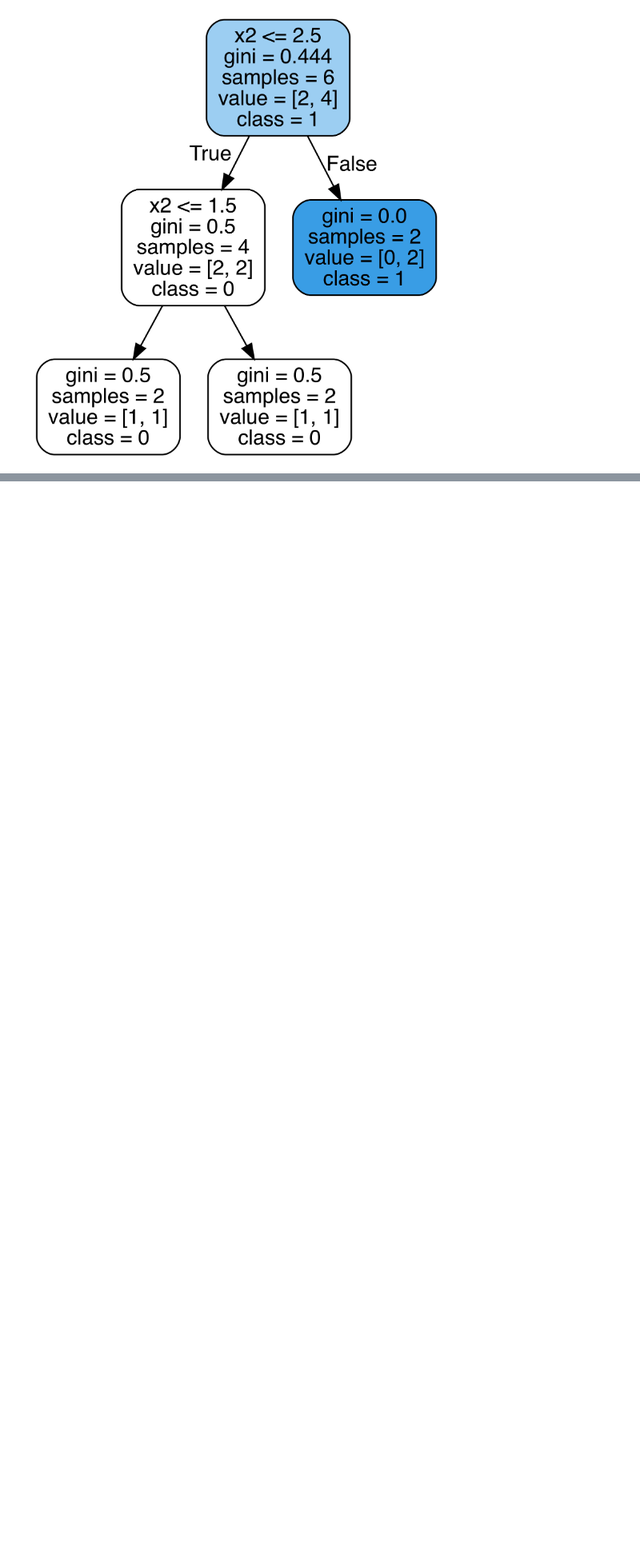
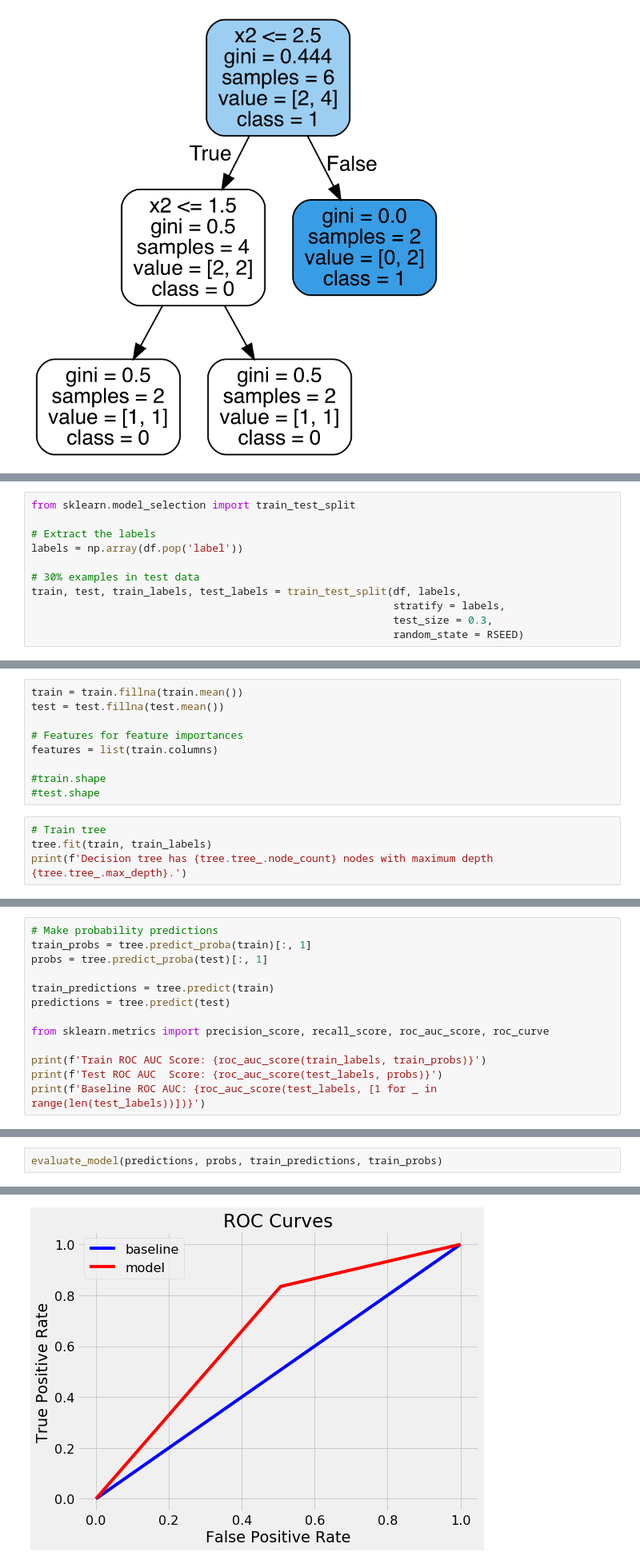
Before and after one commit to ksynnott/Machine-Learning-with-Python---Medium-Posts, a Jupyter notebook: RandomForestPython.ipynb, the cells around one changed output, grey strips where cells are left out. Shown at 80% size. Cells and saved outputs as stored; diff of their text form; blank space fills up the shorter version.

```diff
--- a/RandomForestPython.ipynb
+++ b/RandomForestPython.ipynb
@@ -100,0 +130,11 @@ Model Accuracy: 0.6666666666666666
+# %%
+from sklearn.model_selection import train_test_split
+
+# Extract the labels
+labels = np.array(df.pop('label'))
+
+# 30% examples in test data
+train, test, train_labels, test_labels = train_test_split(df, labels,
+                                                          stratify = labels,
+                                                          test_size = 0.3,
+                                                          random_state = RSEED)
@@ -100,0 +144,13 @@ Model Accuracy: 0.6666666666666666
+# %%
+train = train.fillna(train.mean())
+test = test.fillna(test.mean())
+
+# Features for feature importances
+features = list(train.columns)
+
+#train.shape
+#test.shape
+# %%
+# Train tree
+tree.fit(train, train_labels)
+print(f'Decision tree has {tree.tree_.node_count} nodes with maximum depth {tree.tree_.max_depth}.')
@@ -100,0 +161,13 @@ Model Accuracy: 0.6666666666666666
+# %%
+# Make probability predictions
+train_probs = tree.predict_proba(train)[:, 1]
+probs = tree.predict_proba(test)[:, 1]
+
+train_predictions = tree.predict(train)
+predictions = tree.predict(test)
+
+from sklearn.metrics import precision_score, recall_score, roc_auc_score, roc_curve
+
+print(f'Train ROC AUC Score: {roc_auc_score(train_labels, train_probs)}')
+print(f'Test ROC AUC  Score: {roc_auc_score(test_labels, probs)}')
+print(f'Baseline ROC AUC: {roc_auc_score(test_labels, [1 for _ in range(len(test_labels))])}')
@@ -100,0 +228,3 @@ Model Accuracy: 0.6666666666666666
+# %%
+evaluate_model(predictions, probs, train_predictions, train_probs)
+# %% [output]
@@ -100,0 +234 @@ Model Accuracy: 0.6666666666666666
+[figure, added]
```
Also changed, not shown: parts of 25 cells of this notebook.
